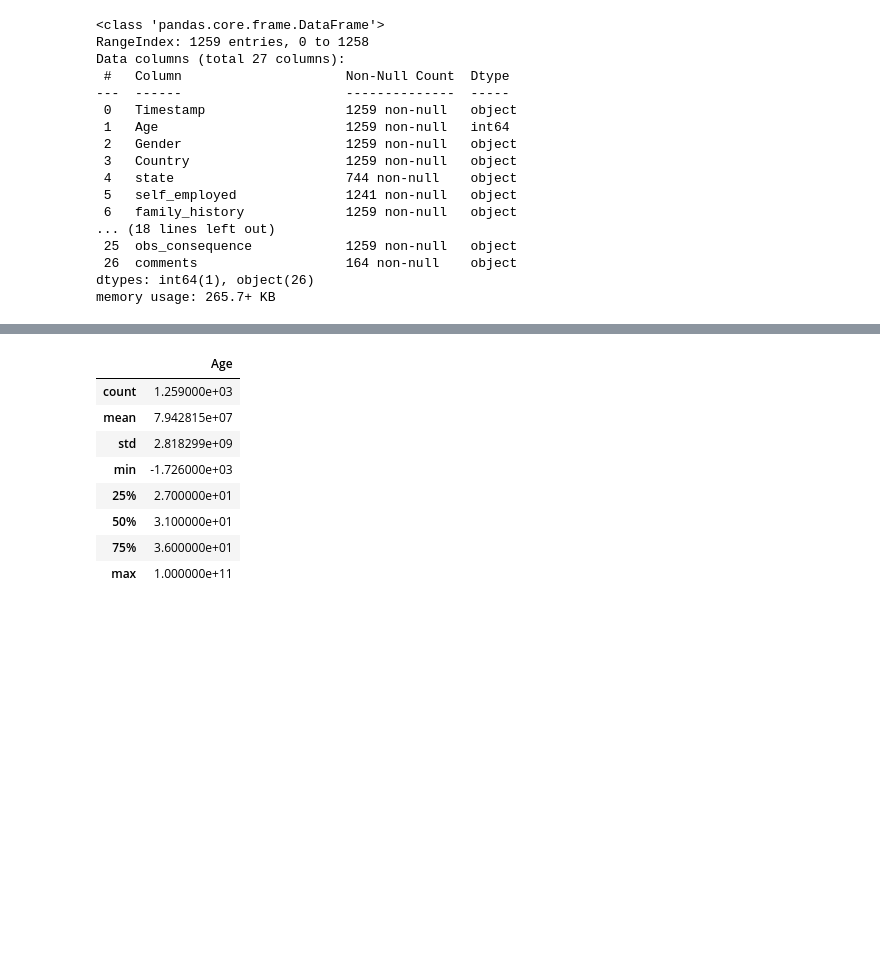
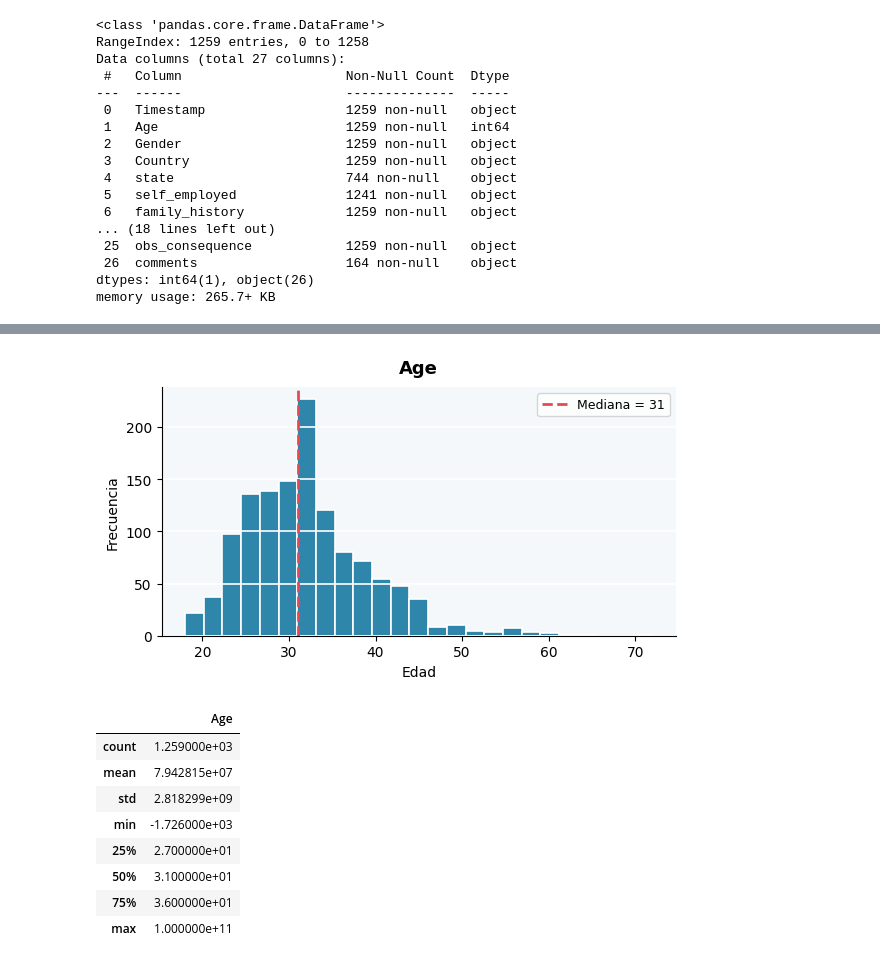
Before and after one commit to darig7w7/ProyectoSaludMental, a Jupyter notebook: SaludMental.ipynb, the cells around one changed output, grey strips where cells are left out. Cells and saved outputs as stored; diff of their text form; code cells hidden in the pictures; blank space fills up the shorter version.

```diff
--- a/SaludMental.ipynb
+++ b/SaludMental.ipynb
@@ -260,3 +136,18 @@ Total columnas a graficar: 27/27
+# %%
+fig, ax = plt.subplots(figsize=(6, 3.5))
+ax.hist(df['Age'], bins=25, color='#2E86AB', edgecolor='white', linewidth=1.2)
+ax.axvline(df['Age'].median(), color='#E84855', lw=2, ls='--', label=f'Mediana = {int(df["Age"].median())}')
+ax.set_title('Age', fontsize=13, fontweight='bold', pad=10)
+ax.set_xlabel('Edad'); ax.set_ylabel('Frecuencia')
+ax.set_facecolor('#F5F8FA'); fig.patch.set_facecolor('#FFFFFF')
+ax.spines['top'].set_visible(False); ax.spines['right'].set_visible(False)
+ax.grid(axis='y', color='white', linewidth=1.2)
+ax.legend(fontsize=9)
+plt.tight_layout()
+plt.savefig('var_Age.png', dpi=130, bbox_inches='tight')
+plt.show()
+# %% [output]
+[figure, added]
 # %%
 df.describe()
 # %% [output]
```
Also changed, not shown: parts of 6 cells of this notebook.
